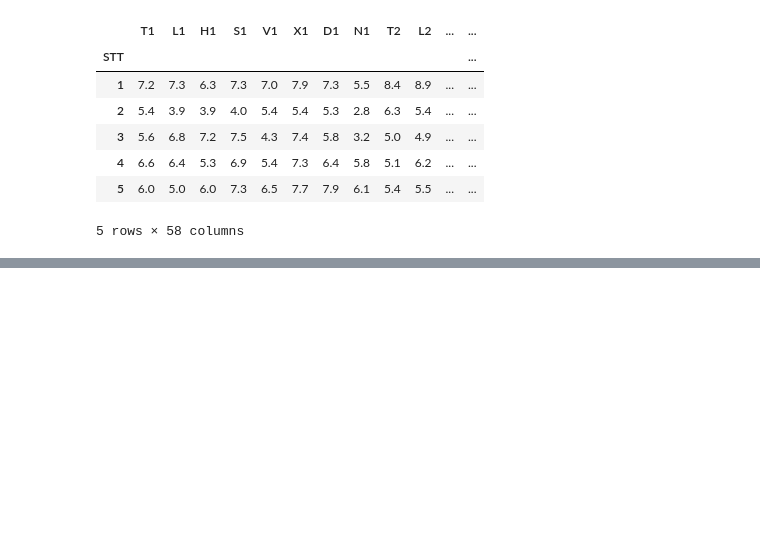
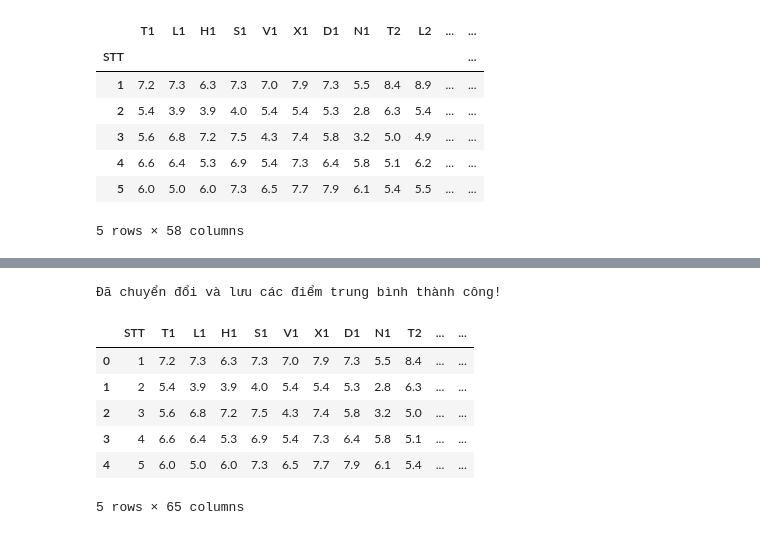
Before and after one commit to NguyenHaiQuynh/push-code, a Jupyter notebook: quynh.ipynb, the cells around one changed output, grey strips where cells are left out. Drawn from its saved outputs; the diff is of its cells as text; code cells hidden in the pictures; blank space fills up the shorter version.

```diff
--- a/quynh.ipynb
+++ b/quynh.ipynb
@@ -138,0 +163,2 @@ df.head()
+# %%
+df["DT"].fillna(0, inplace=False)
@@ -138,0 +179,2 @@ df.head()
+# %%
+df["T1"].fillna(df["T1"].mean(), inplace=False)
@@ -138,0 +255,3 @@ df.head()
+# %%
+for i in ["1","2","6"]:
+    print("TBM"+i)
@@ -138,0 +262,4 @@ df.head()
+# %%
+for i in ["1","2","6"]:#Đây là một vòng lặp for trong Python. Với mỗi giá trị trong danh sách đoạn mã bên trong vòng lặp sẽ được thực thi.
+    df["TMB"+i] = (df["T"+i]*2 + df["L"+i]+ df["H"+i]+ df["S"+i]+ df["V"+i]*2+ df["X"+i]+ df["D"+i]+ df["N"+i])/10
+#Trong vòng lặp, đoạn mã này tạo ra một cột mới và gán giá trị trung bình môn cho nó.
@@ -138,0 +331,40 @@ df.head()
+# %%
+#Import thư viện pandas với tên viết tắt là pd.
+import pandas as pd
+
+# Đọc dữ liệu từ một tập tin CSV vào một DataFrame
+file_path = 'dulieuxettuyendaihoc.csv'
+df = pd.read_csv(file_path)
+
+#Định nghĩa danh sách các cột chứa điểm thi theo từng môn (T, L, H, S, V, X, D, N).
+cols = ['T', 'L', 'H', 'S', 'V', 'X', 'D', 'N']
+#Sử dụng một vòng lặp để tính điểm trung bình môn (TBM) cho mỗi năm học (1 đến 3)
+for i in range(1, 4):
+    df[f'TBM{i}'] = df[[f'{col}{i}' for col in cols]].mean(axis=1)
+
+#Định nghĩa một hàm có tên là Chuyen_Sang_Diem_USA để chuyển đổi điểm từ thang điểm 10 về thang điểm 4 của Mỹ.
+def Chuyen_Sang_Diem_USA(tbm):
+    return (tbm / 10) * 4
+
+#Sử dụng một vòng lặp khác để áp dụng hàm Chuyen_Sang_Diem_USA
+# cho các cột TBM1, TBM2, TBM3 và lưu kết quả vào các cột mới có tiền tố 'US_'.
+for i in range(1, 4):
+    df[f'US_TBM{i}'] = df[f'TBM{i}'].apply(Chuyen_Sang_Diem_USA)
+
+#Lưu DataFrame đã cập nhật với các điểm trung bình chuyển đổi vào cùng một file
+df.to_csv(file_path, index=False)
+
+#In ra thông báo "Đã chuyển đổi và lưu các điểm trung bình thành công!" để thông báo hoàn thành.
+print("Đã chuyển đổi và lưu các điểm trung bình thành công!")
+
+#Hiển thị 5 dòng đầu tiên sau khi cập nhật.
+df.head()
+# %% [output]
+Đã chuyển đổi và lưu các điểm trung bình thành công!
+|  | STT | T1 | L1 | H1 | S1 | V1 | X1 | D1 | N1 | T2 | ... | ... |
+| 0 | 1 | 7.2 | 7.3 | 6.3 | 7.3 | 7.0 | 7.9 | 7.3 | 5.5 | 8.4 | ... | ... |
+| 1 | 2 | 5.4 | 3.9 | 3.9 | 4.0 | 5.4 | 5.4 | 5.3 | 2.8 | 6.3 | ... | ... |
+| 2 | 3 | 5.6 | 6.8 | 7.2 | 7.5 | 4.3 | 7.4 | 5.8 | 3.2 | 5.0 | ... | ... |
+| 3 | 4 | 6.6 | 6.4 | 5.3 | 6.9 | 5.4 | 7.3 | 6.4 | 5.8 | 5.1 | ... | ... |
+| 4 | 5 | 6.0 | 5.0 | 6.0 | 7.3 | 6.5 | 7.7 | 7.9 | 6.1 | 5.4 | ... | ... |
+5 rows × 65 columns
```
Also changed, not shown: parts of 14 cells of this notebook.
